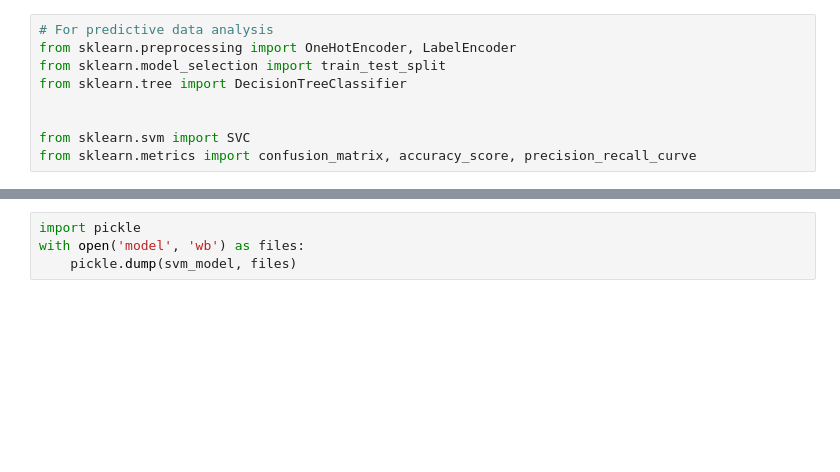
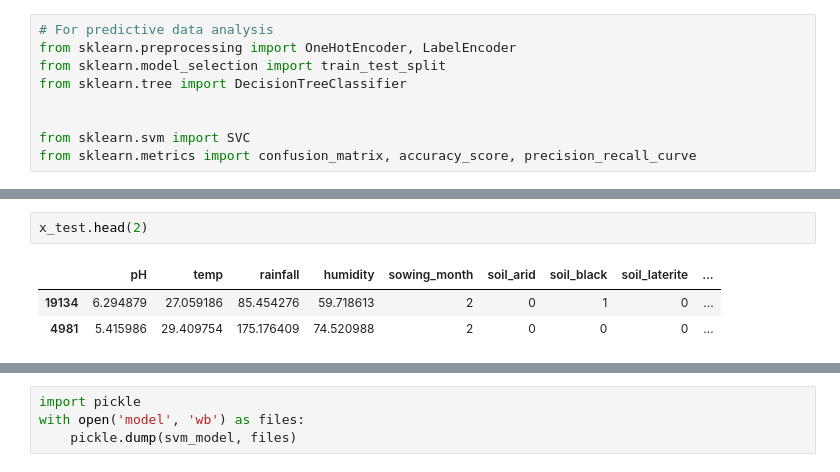
Before and after one commit to rumbleFTW/krishi-sevak, a Jupyter notebook: src/machine-learning/notebook.ipynb, the cells around one changed output, grey strips where cells are left out. Cells and saved outputs as stored; diff of their text form; blank space fills up the shorter version.

```diff
--- a/src/machine-learning/notebook.ipynb
+++ b/src/machine-learning/notebook.ipynb
@@ -285,3 +110,9 @@ The shape of y test (440, 7)
+# %%
+x_test.head(2)
+# %% [output]
+|  | pH | temp | rainfall | humidity | sowing_month | soil_arid | soil_black | soil_laterite | ... |
+| 19134 | 6.294879 | 27.059186 | 85.454276 | 59.718613 | 2 | 0 | 1 | 0 | ... |
+| 4981 | 5.415986 | 29.409754 | 175.176409 | 74.520988 | 2 | 0 | 0 | 0 | ... |
 # %%
 from sklearn.linear_model import LogisticRegression
 model=LogisticRegression()
```
Also changed, not shown: parts of 28 cells of this notebook, 4 other files.
